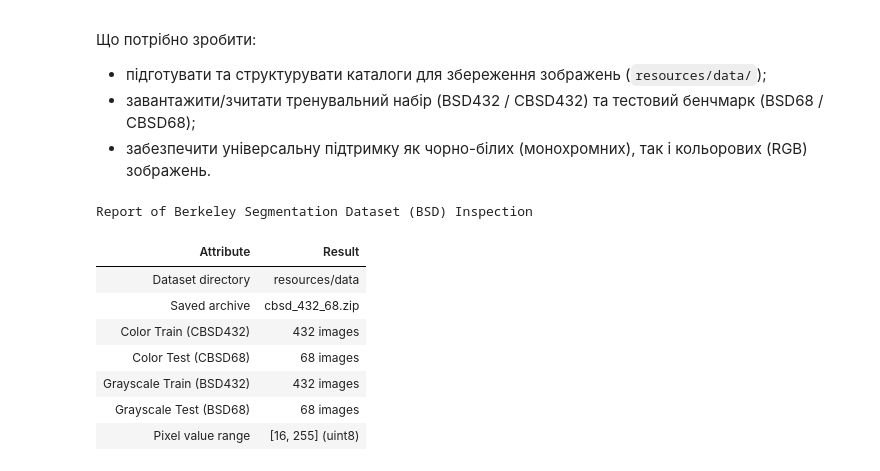
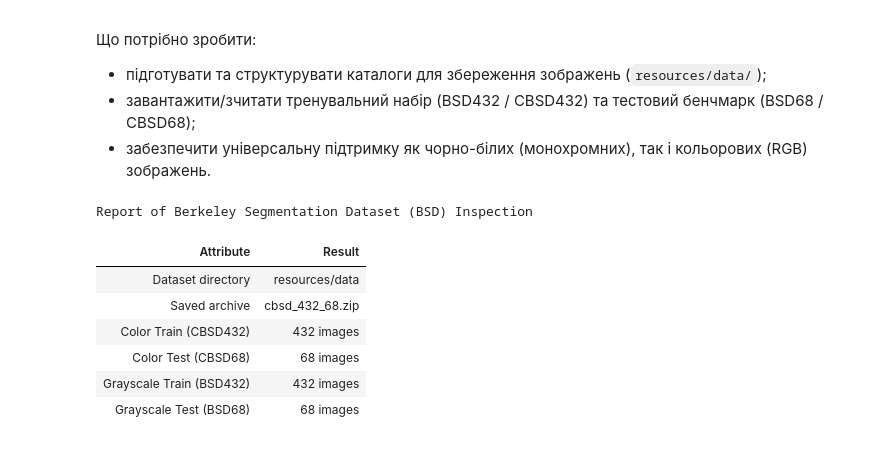
Before and after one commit to BogdanPinchuk/ComputerVision-PBY_HW16_Course_Project, a Jupyter notebook: Bohdan_Pinchuk_CV_HW16_UA.ipynb, the cells around one changed output. Cells and saved outputs as stored; diff of their text form; code cells hidden in the pictures.

```diff
--- a/Bohdan_Pinchuk_CV_HW16_UA.ipynb
+++ b/Bohdan_Pinchuk_CV_HW16_UA.ipynb
@@ -345,35 +345,33 @@ for idx in random_indices:
 
 # get random images: grayscale
 random_indices = np.random.choice(len(train_bw_files), size=n_preview_samples, replace=False)
 # add images to list
 for idx in random_indices:
     img_path = train_bw_files[idx]
     img_gray = cv2.imread(str(img_path), cv2.IMREAD_GRAYSCALE)
     if img_gray is None:
         raise FileNotFoundError(f"File read error: {img_path}")
     # add images to list
     preview_samples.append((f"Gray: {img_path.name} ({img_gray.shape[1]}x{img_gray.shape[0]})", img_gray))
 
 rp = rpt.Reporter()
 rp.add_item("Dataset directory", folder_name)
 rp.add_item("Saved archive", f"{archive_path.name}")
 rp.add_item("Color Train (CBSD432)", f"{len(train_c_files)} images")
 rp.add_item("Color Test (CBSD68)", f"{len(test_c_files)} images")
 rp.add_item("Grayscale Train (BSD432)", f"{len(train_bw_files)} images")
 rp.add_item("Grayscale Test (BSD68)", f"{len(test_bw_files)} images")
-rp.add_item("Pixel value range", f"[{sample_c.min()}, {sample_c.max()}] ({sample_c.dtype})")
 # Print results
 rp.print_pd_report("Report of Berkeley Segmentation Dataset (BSD) Inspection")
 # %% [output]
 Report of Berkeley Segmentation Dataset (BSD) Inspection
 | Attribute | Result |
 | Dataset directory | resources/data |
 | Saved archive | cbsd_432_68.zip |
 | Color Train (CBSD432) | 432 images |
 | Color Test (CBSD68) | 68 images |
 | Grayscale Train (BSD432) | 432 images |
 | Grayscale Test (BSD68) | 68 images |
-| Pixel value range | [16, 255] (uint8) |
 # %%
 # Graphic results
 
```
Also changed, not shown: parts of 2 cells of this notebook, 1 other file.
